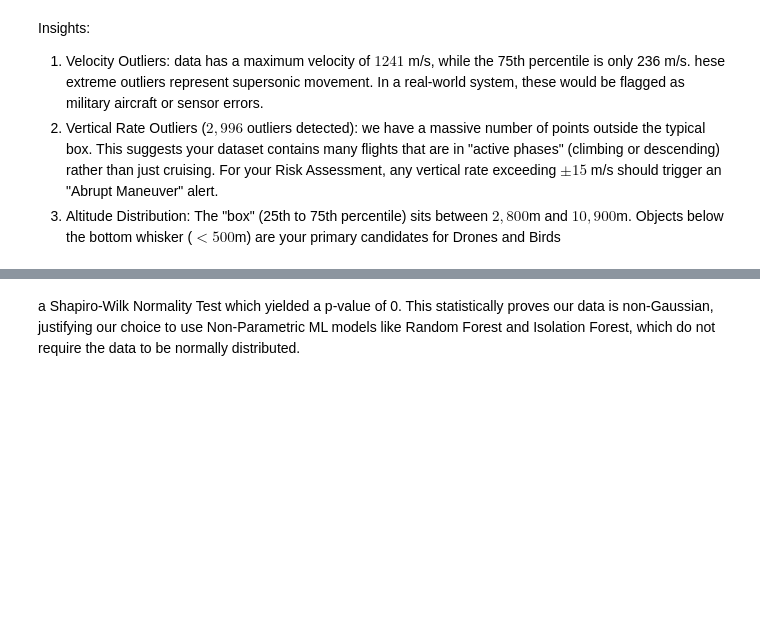
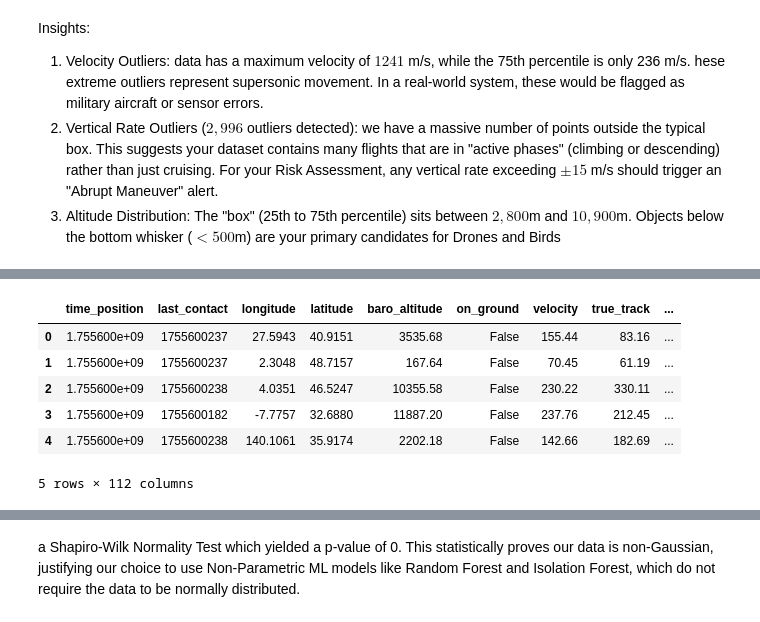
Before and after one commit to mrunmayee3108/airspace-monitoring-system, a Jupyter notebook: code.ipynb, the cells around one changed output, grey strips where cells are left out. Cells and saved outputs as stored; diff of their text form; code cells hidden in the pictures; blank space fills up the shorter version.

```diff
--- a/code.ipynb
+++ b/code.ipynb
@@ -212,0 +264,11 @@ Objects below the bottom whisker ($< 500$m) are your primary candidates for Dron
+# %%
+df_cleaned = df_cleaned.drop(['icao24', 'callsign'], axis=1)
+df_cleaned.head()
+# %% [output]
+|  | time_position | last_contact | longitude | latitude | baro_altitude | on_ground | velocity | true_track | ... |
+| 0 | 1.755600e+09 | 1755600237 | 27.5943 | 40.9151 | 3535.68 | False | 155.44 | 83.16 | ... |
+| 1 | 1.755600e+09 | 1755600237 | 2.3048 | 48.7157 | 167.64 | False | 70.45 | 61.19 | ... |
+| 2 | 1.755600e+09 | 1755600238 | 4.0351 | 46.5247 | 10355.58 | False | 230.22 | 330.11 | ... |
+| 3 | 1.755600e+09 | 1755600182 | -7.7757 | 32.6880 | 11887.20 | False | 237.76 | 212.45 | ... |
+| 4 | 1.755600e+09 | 1755600238 | 140.1061 | 35.9174 | 2202.18 | False | 142.66 | 182.69 | ... |
+5 rows × 112 columns
```
Also changed, not shown: parts of 10 cells of this notebook.
